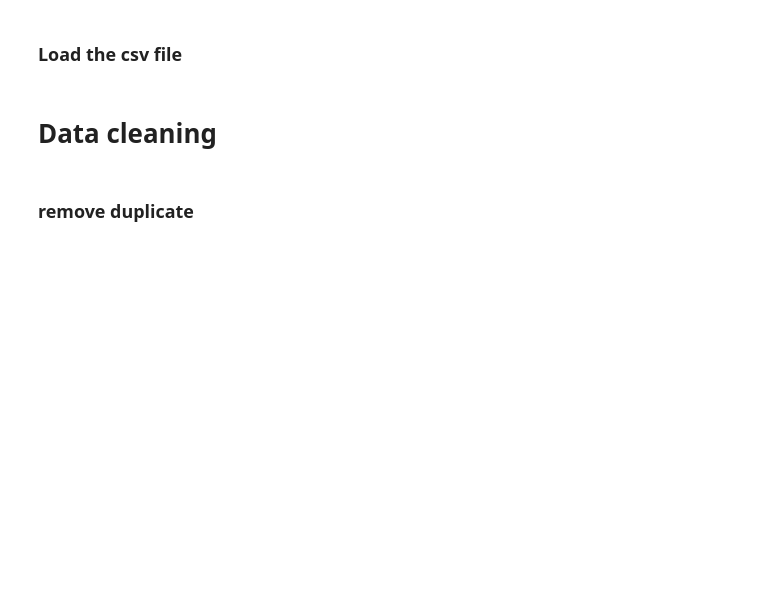
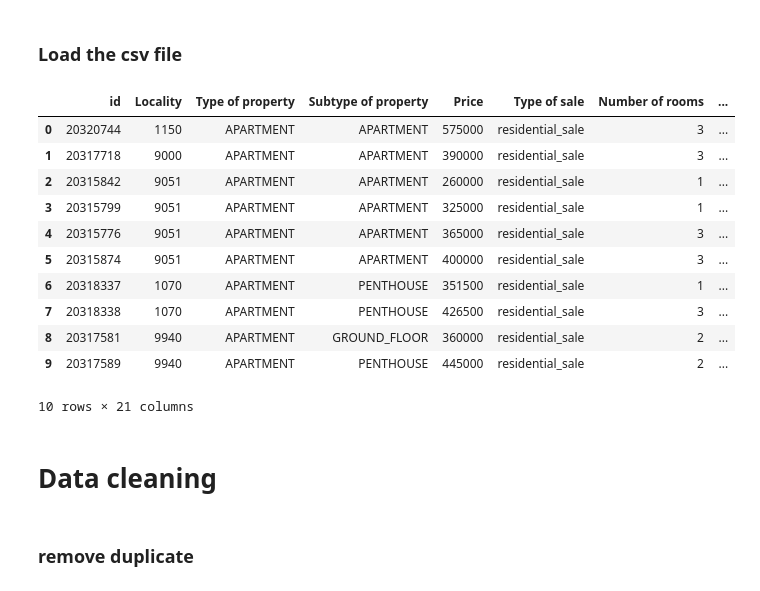
Before and after one commit to elsagk/Immo-Eliza-data-analysis, a Jupyter notebook: data-analysis/clean.ipynb, the cells around one changed output. Cells and saved outputs as stored; diff of their text form; code cells hidden in the pictures; blank space fills up the shorter version.

```diff
--- a/data-analysis/clean.ipynb
+++ b/data-analysis/clean.ipynb
@@ -4,7 +4,20 @@ import pandas as pd
 ### Load the csv file
 # %%
 df = pd.read_csv('unclean_data.csv')
-#df.head(10)
+df.head(10)
+# %% [output]
+|  | id | Locality | Type of property | Subtype of property | Price | Type of sale | Number of rooms | ... |
+| 0 | 20320744 | 1150 | APARTMENT | APARTMENT | 575000 | residential_sale | 3 | ... |
+| 1 | 20317718 | 9000 | APARTMENT | APARTMENT | 390000 | residential_sale | 3 | ... |
+| 2 | 20315842 | 9051 | APARTMENT | APARTMENT | 260000 | residential_sale | 1 | ... |
+| 3 | 20315799 | 9051 | APARTMENT | APARTMENT | 325000 | residential_sale | 1 | ... |
+| 4 | 20315776 | 9051 | APARTMENT | APARTMENT | 365000 | residential_sale | 3 | ... |
+| 5 | 20315874 | 9051 | APARTMENT | APARTMENT | 400000 | residential_sale | 3 | ... |
+| 6 | 20318337 | 1070 | APARTMENT | PENTHOUSE | 351500 | residential_sale | 1 | ... |
+| 7 | 20318338 | 1070 | APARTMENT | PENTHOUSE | 426500 | residential_sale | 3 | ... |
+| 8 | 20317581 | 9940 | APARTMENT | GROUND_FLOOR | 360000 | residential_sale | 2 | ... |
+| 9 | 20317589 | 9940 | APARTMENT | PENTHOUSE | 445000 | residential_sale | 2 | ... |
+10 rows × 21 columns
 # %% [markdown]
 # Data cleaning
 # %% [markdown]
```
Also changed, not shown: 1 other file.
